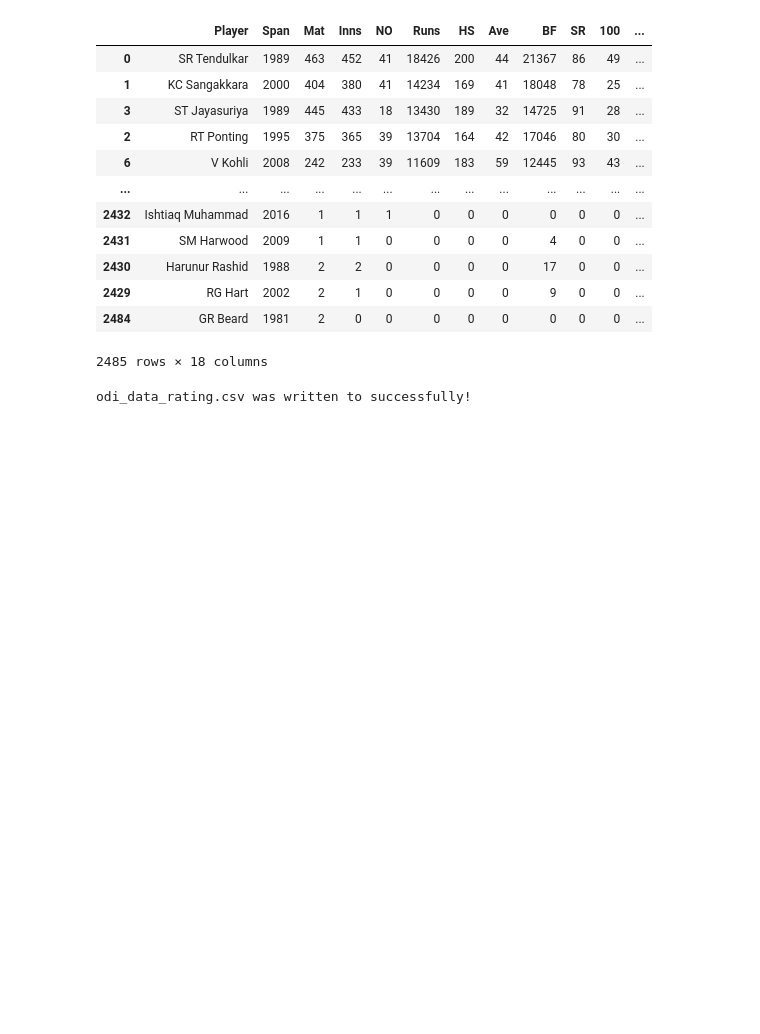
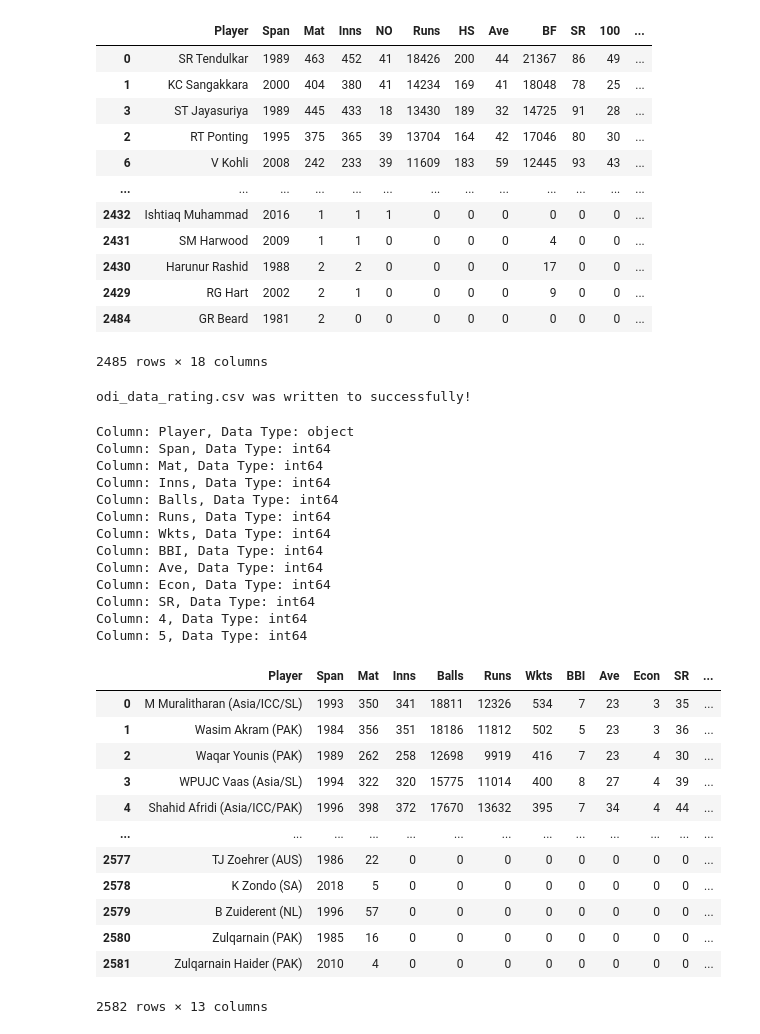
Before and after one commit to shreyans-codes/t20-blocks, a Jupyter notebook: rating_players.ipynb, the cells around one changed output. Drawn from its saved outputs; the diff is of its cells as text; code cells hidden in the pictures; blank space fills up the shorter version.

```diff
--- a/rating_players.ipynb
+++ b/rating_players.ipynb
@@ -20,6 +20,14 @@ def write_csv_data(file_path, filename, df):
 
     if os.path.exists(csv_path) and os.path.getsize(csv_path) > 0:
         print(filename + " was written to successfully!")
+# %%
+import re
+
+def convert_str_to_number(dataframe):
+    for column in dataframe.columns:
+        if column != 'Player':
+            dataframe[column] = dataframe[column].apply(lambda x: int(re.search(r'\d+', str(x)).group()) if isinstance(x, str) and re.search(r'\d+', str(x)) else 0 if x == '-' else x)
+    return dataframe
 # %%
 print(os.getcwd())
 batting_file_path = "Cleaned/Batting"
@@ -281,3 +289,50 @@ odi_data_sorted
 write_csv_data("Cleaned/Batting", "odi_data_rating.csv", odi_data_sorted)
 # %% [output]
 odi_data_rating.csv was written to successfully!
+# %%
+bowler_file_path = "Player Data ICC/Bowling"
+
+bowler_odi_data = load_data(bowler_file_path, "Bowling_ODI.csv")
+bowler_t20_data = load_data(bowler_file_path, "Bowling_t20.csv")
+# %%
+bowler_df_list = [bowler_odi_data, bowler_t20_data]
+for i in range(len(bowler_df_list)):
+    bowler_df_list[i] = remove_unnamed_cols(bowler_df_list[i])
+    bowler_df_list[i] = convert_str_to_number(bowler_df_list[i])
+
+bowler_merged_on_player = bowler_df_list[0]
+
+column_types = bowler_merged_on_player.dtypes
+
+# Print the column names and data types
+for column_name, data_type in column_types.iteritems():
+    print(f"Column: {column_name}, Data Type: {data_type}")
+
+bowler_merged_on_player
+# %% [output]
+Column: Player, Data Type: object
+Column: Span, Data Type: int64
+Column: Mat, Data Type: int64
+Column: Inns, Data Type: int64
+Column: Balls, Data Type: int64
+Column: Runs, Data Type: int64
+Column: Wkts, Data Type: int64
+Column: BBI, Data Type: int64
+Column: Ave, Data Type: int64
+Column: Econ, Data Type: int64
+Column: SR, Data Type: int64
+Column: 4, Data Type: int64
+Column: 5, Data Type: int64
+|  | Player | Span | Mat | Inns | Balls | Runs | Wkts | BBI | Ave | Econ | SR | ... |
+| 0 | M Muralitharan (Asia/ICC/SL) | 1993 | 350 | 341 | 18811 | 12326 | 534 | 7 | 23 | 3 | 35 | ... |
+| 1 | Wasim Akram (PAK) | 1984 | 356 | 351 | 18186 | 11812 | 502 | 5 | 23 | 3 | 36 | ... |
+| 2 | Waqar Younis (PAK) | 1989 | 262 | 258 | 12698 | 9919 | 416 | 7 | 23 | 4 | 30 | ... |
+| 3 | WPUJC Vaas (Asia/SL) | 1994 | 322 | 320 | 15775 | 11014 | 400 | 8 | 27 | 4 | 39 | ... |
+| 4 | Shahid Afridi (Asia/ICC/PAK) | 1996 | 398 | 372 | 17670 | 13632 | 395 | 7 | 34 | 4 | 44 | ... |
+| ... | ... | ... | ... | ... | ... | ... | ... | ... | ... | ... | ... | ... |
+| 2577 | TJ Zoehrer (AUS) | 1986 | 22 | 0 | 0 | 0 | 0 | 0 | 0 | 0 | 0 | ... |
+| 2578 | K Zondo (SA) | 2018 | 5 | 0 | 0 | 0 | 0 | 0 | 0 | 0 | 0 | ... |
+| 2579 | B Zuiderent (NL) | 1996 | 57 | 0 | 0 | 0 | 0 | 0 | 0 | 0 | 0 | ... |
+| 2580 | Zulqarnain (PAK) | 1985 | 16 | 0 | 0 | 0 | 0 | 0 | 0 | 0 | 0 | ... |
+| 2581 | Zulqarnain Haider (PAK) | 2010 | 4 | 0 | 0 | 0 | 0 | 0 | 0 | 0 | 0 | ... |
+2582 rows × 13 columns
```
Also changed, not shown: parts of 9 cells of this notebook, 5 other files.
